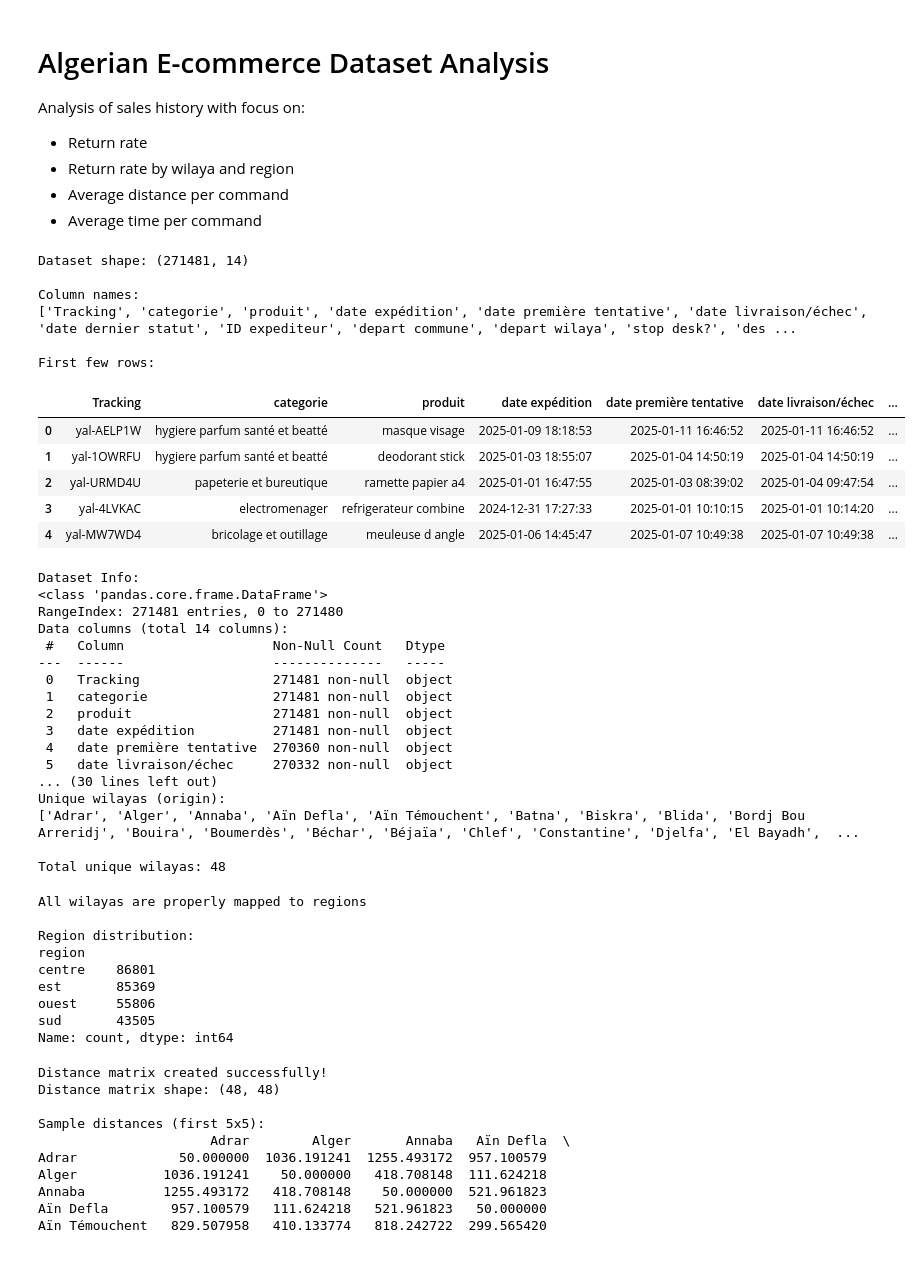
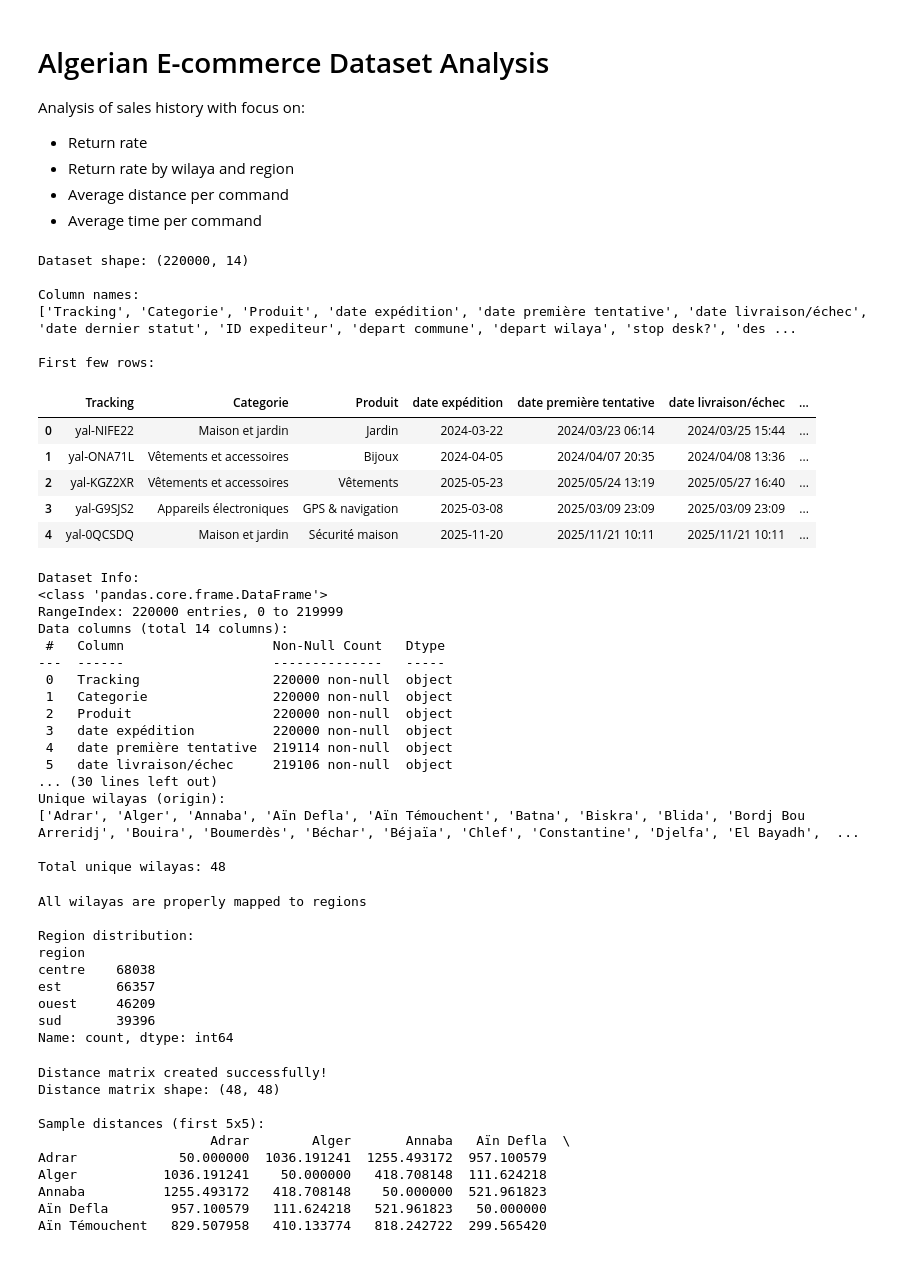
Before and after one commit to MahdiTir/pfe_ecommerce_algeria, a Jupyter notebook: EDA_data.ipynb, the cells around one changed output. Drawn from its saved outputs; the diff is of its cells as text; code cells hidden in the pictures.

```diff
--- a/EDA_data.ipynb
+++ b/EDA_data.ipynb
@@ -8,32 +8,33 @@ Analysis of sales history with focus on:
 # %%
 import pandas as pd
 import numpy as np
 from datetime import datetime
 import matplotlib.pyplot as plt
 import seaborn as sns
+import os
 
 # Load the dataset
-#df = pd.read_csv('algerie_ecommerce_dataset_vf.csv')
-df = pd.read_csv('data/data.csv')
+df = pd.read_csv('data/ecommerce_algerie_2024_2025_version10mai.csv')
+#df = pd.read_csv('data/data.csv')
 
 # Display basic info
 print(f"Dataset shape: {df.shape}")
 print(f"\nColumn names:\n{df.columns.tolist()}")
 print(f"\nFirst few rows:")
 df.head()
 # %% [output]
-Dataset shape: (271481, 14)
+Dataset shape: (220000, 14)
 
 Column names:
-['Tracking', 'categorie', 'produit', 'date expédition', 'date première tentative', 'date livraison/échec', 'date dernier statut', 'ID expediteur', 'depart commune', 'depart wilaya', 'stop desk?', 'des ...
+['Tracking', 'Categorie', 'Produit', 'date expédition', 'date première tentative', 'date livraison/échec', 'date dernier statut', 'ID expediteur', 'depart commune', 'depart wilaya', 'stop desk?', 'des ...
 
 First few rows:
-|  | Tracking | categorie | produit | date expédition | date première tentative | date livraison/échec | ... |
-| 0 | yal-AELP1W | hygiere parfum santé et beatté | masque visage | 2025-01-09 18:18:53 | 2025-01-11 16:46:52 | 2025-01-11 16:46:52 | ... |
-| 1 | yal-1OWRFU | hygiere parfum santé et beatté | deodorant stick | 2025-01-03 18:55:07 | 2025-01-04 14:50:19 | 2025-01-04 14:50:19 | ... |
-| 2 | yal-URMD4U | papeterie et bureutique | ramette papier a4 | 2025-01-01 16:47:55 | 2025-01-03 08:39:02 | 2025-01-04 09:47:54 | ... |
-| 3 | yal-4LVKAC | electromenager | refrigerateur combine | 2024-12-31 17:27:33 | 2025-01-01 10:10:15 | 2025-01-01 10:14:20 | ... |
-| 4 | yal-MW7WD4 | bricolage et outillage | meuleuse d angle | 2025-01-06 14:45:47 | 2025-01-07 10:49:38 | 2025-01-07 10:49:38 | ... |
+|  | Tracking | Categorie | Produit | date expédition | date première tentative | date livraison/échec | ... |
+| 0 | yal-NIFE22 | Maison et jardin | Jardin | 2024-03-22 | 2024/03/23 06:14 | 2024/03/25 15:44 | ... |
+| 1 | yal-ONA71L | Vêtements et accessoires | Bijoux | 2024-04-05 | 2024/04/07 20:35 | 2024/04/08 13:36 | ... |
+| 2 | yal-KGZ2XR | Vêtements et accessoires | Vêtements | 2025-05-23 | 2025/05/24 13:19 | 2025/05/27 16:40 | ... |
+| 3 | yal-G9SJS2 | Appareils électroniques | GPS & navigation | 2025-03-08 | 2025/03/09 23:09 | 2025/03/09 23:09 | ... |
+| 4 | yal-0QCSDQ | Maison et jardin | Sécurité maison | 2025-11-20 | 2025/11/21 10:11 | 2025/11/21 10:11 | ... |
 # %%
 # Data cleaning and exploration
 print("Dataset Info:")
@@ -48,16 +49,16 @@ print(f"\nTotal unique wilayas: {df['depart wilaya'].nunique()}")
 # %% [output]
 Dataset Info:
 <class 'pandas.core.frame.DataFrame'>
-RangeIndex: 271481 entries, 0 to 271480
+RangeIndex: 220000 entries, 0 to 219999
 Data columns (total 14 columns):
  #   Column                   Non-Null Count   Dtype
 ---  ------                   --------------   -----
- 0   Tracking                 271481 non-null  object
- 1   categorie                271481 non-null  object
- 2   produit                  271481 non-null  object
- 3   date expédition          271481 non-null  object
- 4   date première tentative  270360 non-null  object
- 5   date livraison/échec     270332 non-null  object
+ 0   Tracking                 220000 non-null  object
+ 1   Categorie                220000 non-null  object
+ 2   Produit                  220000 non-null  object
+ 3   date expédition          220000 non-null  object
+ 4   date première tentative  219114 non-null  object
+ 5   date livraison/échec     219106 non-null  object
 ... (30 lines left out)
 Unique wilayas (origin):
 ['Adrar', 'Alger', 'Annaba', 'Aïn Defla', 'Aïn Témouchent', 'Batna', 'Biskra', 'Blida', 'Bordj Bou Arreridj', 'Bouira', 'Boumerdès', 'Béchar', 'Béjaïa', 'Chlef', 'Constantine', 'Djelfa', 'El Bayadh',  ...
@@ -140,10 +141,10 @@ All wilayas are properly mapped to regions
 
 Region distribution:
 region
-centre    86801
-est       85369
-ouest     55806
-sud       43505
+centre    68038
+est       66357
+ouest     46209
+sud       39396
 Name: count, dtype: int64
 # %%
 from math import radians, sin, cos, sqrt, atan2
```
Also changed, not shown: parts of 13 cells of this notebook, 19 other files.
